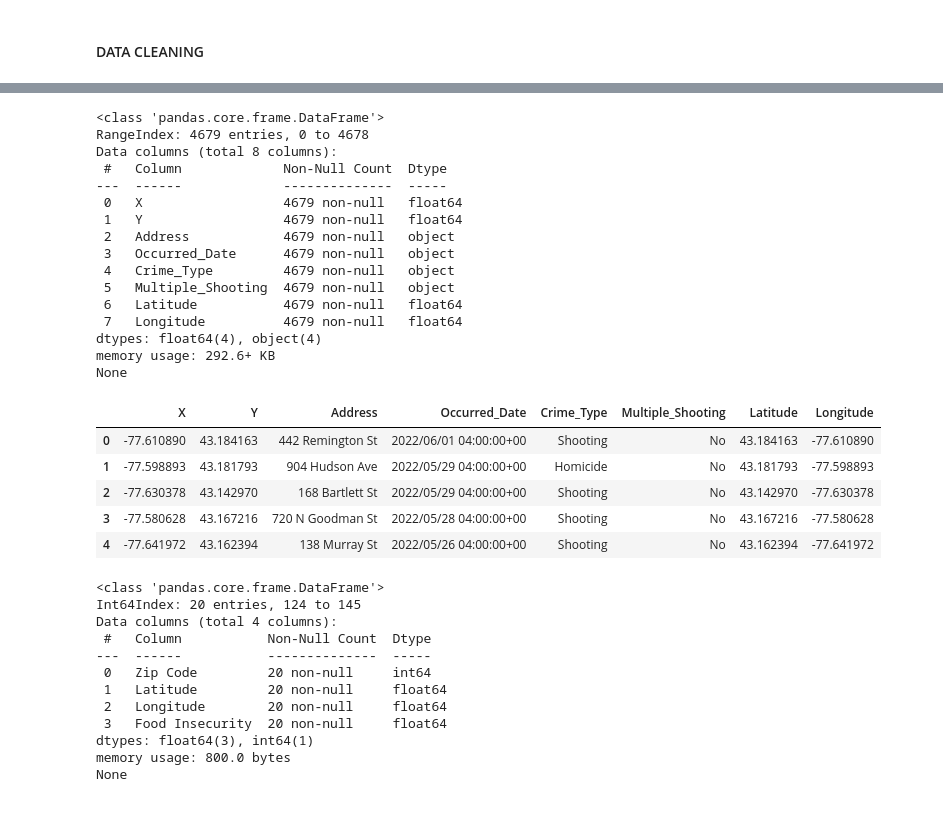
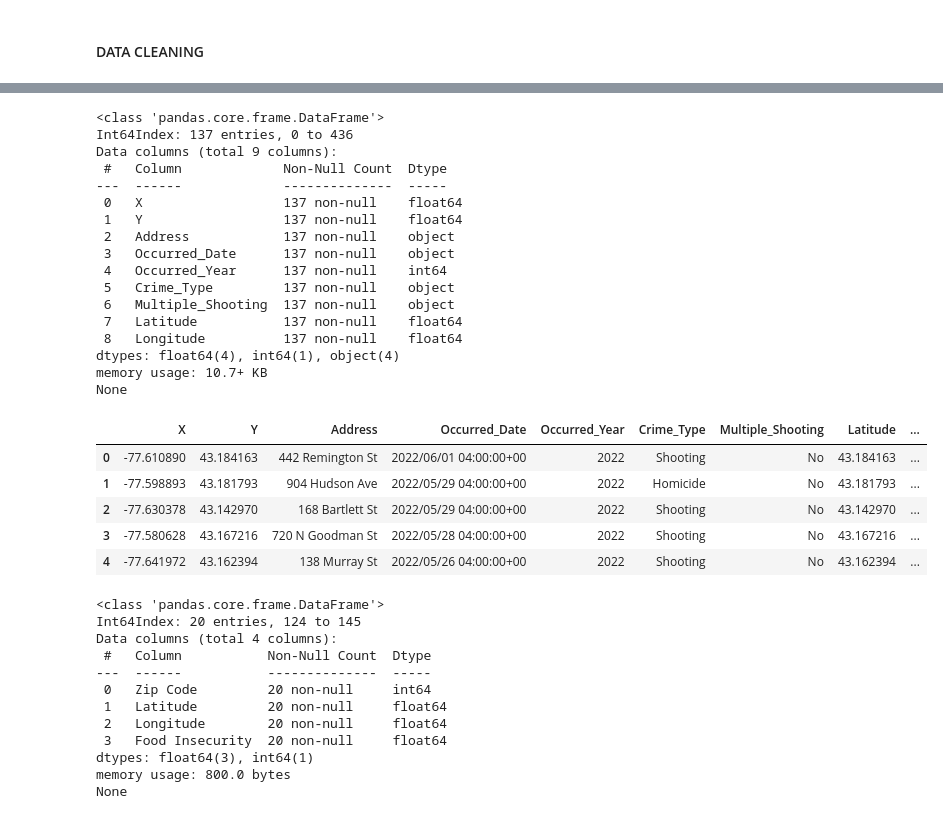
Before and after one commit to javac0f/RocGunHungerEda, a Jupyter notebook: jared_try.ipynb, the cells around one changed output, grey strips where cells are left out. Cells and saved outputs as stored; diff of their text form; code cells hidden in the pictures.

```diff
--- a/jared_try.ipynb
+++ b/jared_try.ipynb
@@ -41,43 +55,44 @@ Index(['X', 'Y', 'ID', 'Case_Number', 'Address', 'Occurred_Date',
 # %%
 # GUN DATA CLEANING
 gun_data = gun_data.drop(columns=[
                         'ID',
                         'Case_Number',
                         'Occurred_Month',
-                        'Occurred_Year',
                         'Gender',
                         'Race',
                         'Ethnicity',
                         'Victim_Age',
                         'Victim_Age_Band',
                         'ObjectId'
                         ])
 
+gun_data = gun_data.loc[gun_data['Occurred_Year'].isin([2022,2023])]
 print(gun_data.info())  # to check for any missing values
 gun_data.head()
 # %% [output]
 <class 'pandas.core.frame.DataFrame'>
-RangeIndex: 4679 entries, 0 to 4678
-Data columns (total 8 columns):
+Int64Index: 137 entries, 0 to 436
+Data columns (total 9 columns):
  #   Column             Non-Null Count  Dtype
 ---  ------             --------------  -----
- 0   X                  4679 non-null   float64
- 1   Y                  4679 non-null   float64
- 2   Address            4679 non-null   object
- 3   Occurred_Date      4679 non-null   object
- 4   Crime_Type         4679 non-null   object
- 5   Multiple_Shooting  4679 non-null   object
- 6   Latitude           4679 non-null   float64
- 7   Longitude          4679 non-null   float64
-dtypes: float64(4), object(4)
-memory usage: 292.6+ KB
+ 0   X                  137 non-null    float64
+ 1   Y                  137 non-null    float64
+ 2   Address            137 non-null    object
+ 3   Occurred_Date      137 non-null    object
+ 4   Occurred_Year      137 non-null    int64
+ 5   Crime_Type         137 non-null    object
+ 6   Multiple_Shooting  137 non-null    object
+ 7   Latitude           137 non-null    float64
+ 8   Longitude          137 non-null    float64
+dtypes: float64(4), int64(1), object(4)
+memory usage: 10.7+ KB
 None
-|  | X | Y | Address | Occurred_Date | Crime_Type | Multiple_Shooting | Latitude | Longitude |
-| 0 | -77.610890 | 43.184163 | 442 Remington St | 2022/06/01 04:00:00+00 | Shooting | No | 43.184163 | -77.610890 |
-| 1 | -77.598893 | 43.181793 | 904 Hudson Ave | 2022/05/29 04:00:00+00 | Homicide | No | 43.181793 | -77.598893 |
-| 2 | -77.630378 | 43.142970 | 168 Bartlett St | 2022/05/29 04:00:00+00 | Shooting | No | 43.142970 | -77.630378 |
-| 3 | -77.580628 | 43.167216 | 720 N Goodman St | 2022/05/28 04:00:00+00 | Shooting | No | 43.167216 | -77.580628 |
-| 4 | -77.641972 | 43.162394 | 138 Murray St | 2022/05/26 04:00:00+00 | Shooting | No | 43.162394 | -77.641972 |
+|  | X | Y | Address | Occurred_Date | Occurred_Year | Crime_Type | Multiple_Shooting | Latitude | ... |
+| 0 | -77.610890 | 43.184163 | 442 Remington St | 2022/06/01 04:00:00+00 | 2022 | Shooting | No | 43.184163 | ... |
+| 1 | -77.598893 | 43.181793 | 904 Hudson Ave | 2022/05/29 04:00:00+00 | 2022 | Homicide | No | 43.181793 | ... |
+| 2 | -77.630378 | 43.142970 | 168 Bartlett St | 2022/05/29 04:00:00+00 | 2022 | Shooting | No | 43.142970 | ... |
+| 3 | -77.580628 | 43.167216 | 720 N Goodman St | 2022/05/28 04:00:00+00 | 2022 | Shooting | No | 43.167216 | ... |
+| 4 | -77.641972 | 43.162394 | 138 Murray St | 2022/05/26 04:00:00+00 | 2022 | Shooting | No | 43.162394 | ... |
 # %%
 # HUNGER DATA
 hunger_data.columns = ['Zip Code', 'Latitude', 'Longitude', 'Food Insecurity']
```
Also changed, not shown: parts of 5 cells of this notebook.
